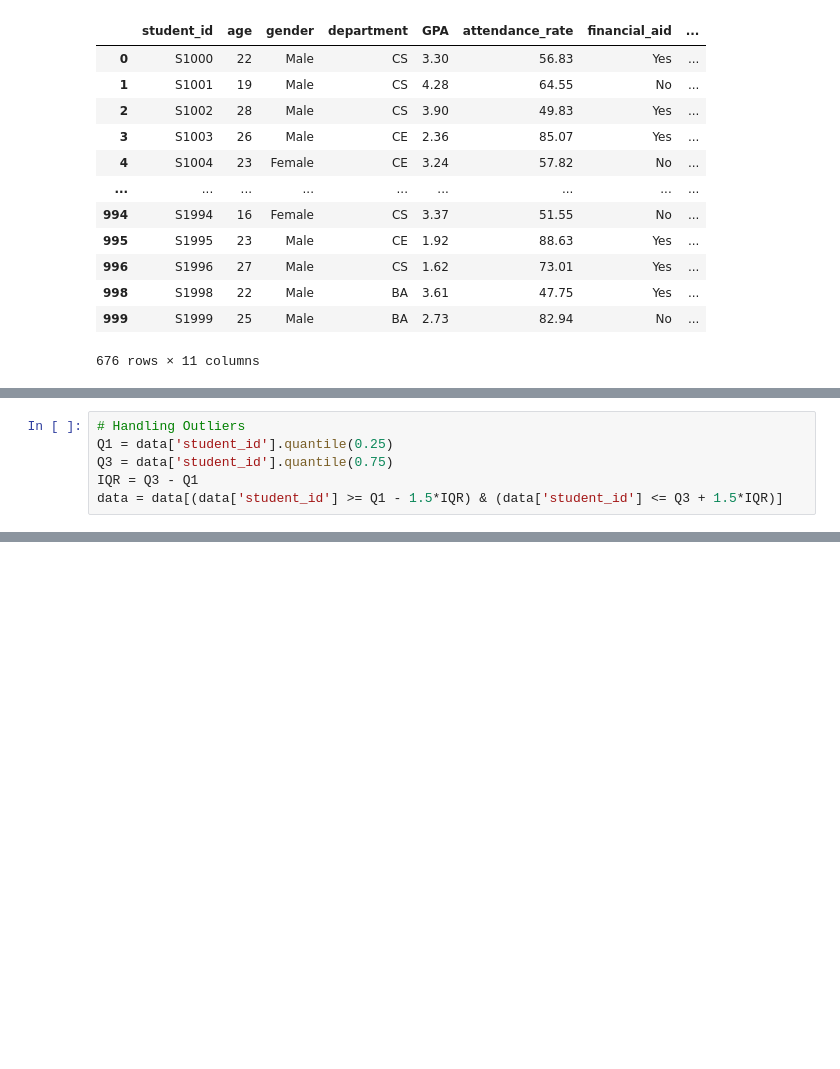
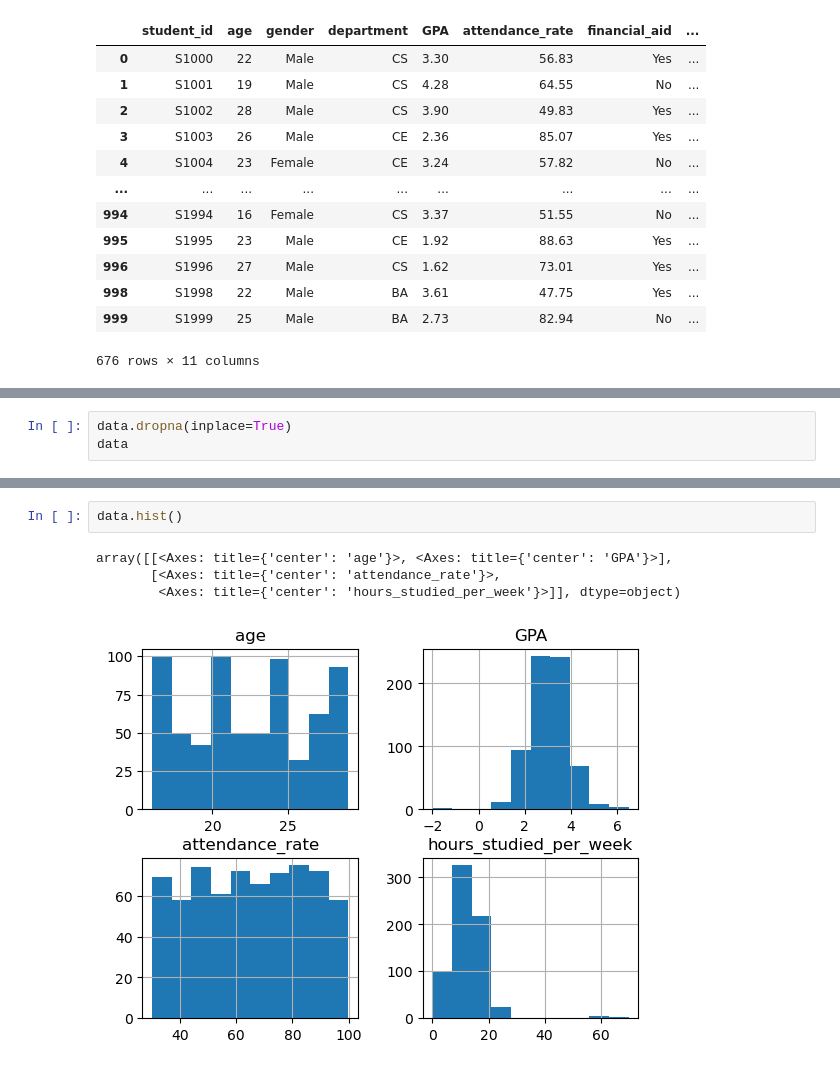
Before and after one commit to rosetech3/DATA-SCIENCE, a Jupyter notebook: DataScience-Assign.ipynb, the cells around one changed output, grey strips where cells are left out. Saved outputs shown, nothing was run; the diff lists cells and outputs as text; blank space fills up the shorter version.

```diff
--- a/DataScience-Assign.ipynb
+++ b/DataScience-Assign.ipynb
@@ -139,6 +214,0 @@ np.float64(3.025136842105263)
-# %%
-# Handling Outliers
-Q1 = data['student_id'].quantile(0.25)
-Q3 = data['student_id'].quantile(0.75)
-IQR = Q3 - Q1
-data = data[(data['student_id'] >= Q1 - 1.5*IQR) & (data['student_id'] <= Q3 + 1.5*IQR)]
@@ -146,0 +232,3 @@ TypeError: unsupported operand type(s) for -: 'str' and 'str'
+# %%
+data.dropna(inplace=True)
+data
@@ -146,0 +249,7 @@ TypeError: unsupported operand type(s) for -: 'str' and 'str'
+# %%
+data.hist()
+# %% [output]
+array([[<Axes: title={'center': 'age'}>, <Axes: title={'center': 'GPA'}>],
+       [<Axes: title={'center': 'attendance_rate'}>,
+        <Axes: title={'center': 'hours_studied_per_week'}>]], dtype=object)
+[figure, added]
```
Also changed, not shown: parts of 22 cells of this notebook.
